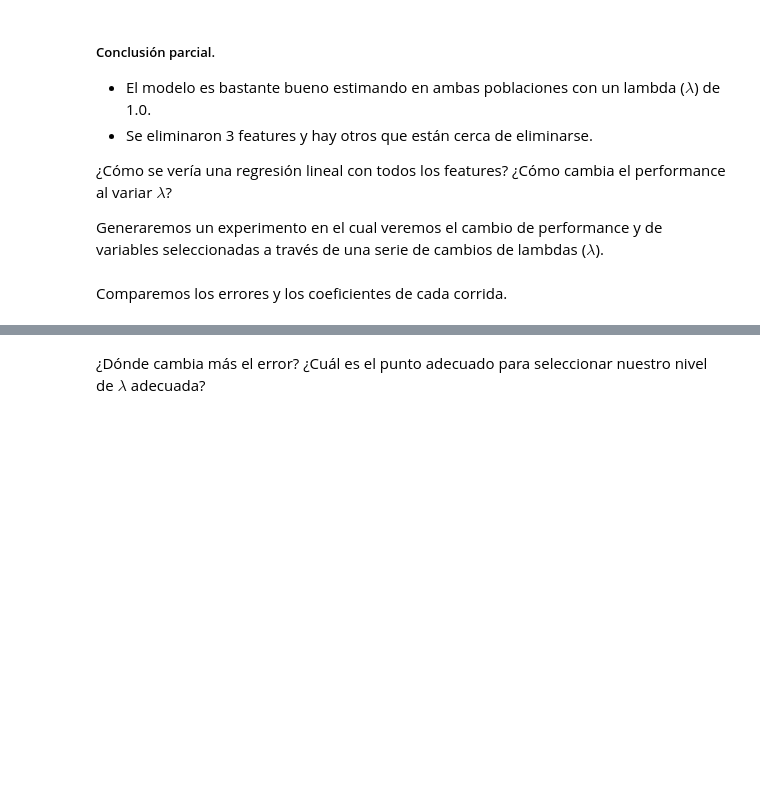
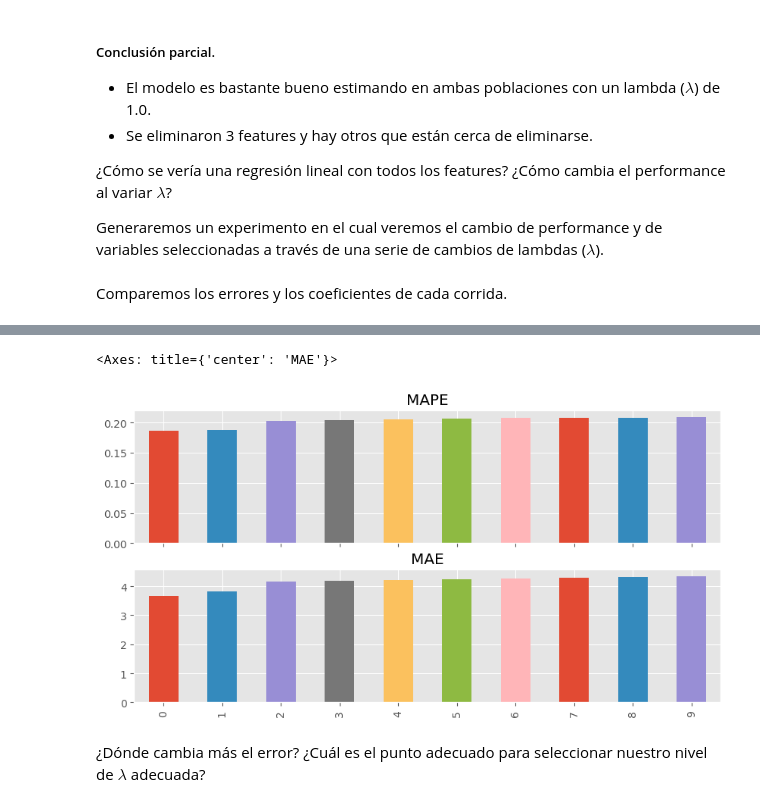
Before and after one commit to bielng/Data-Lab, a Jupyter notebook: 7,1_clase_012025 (1).ipynb, the cells around one changed output, grey strips where cells are left out. Cells and saved outputs as stored; diff of their text form; code cells hidden in the pictures; blank space fills up the shorter version.

Commit message:
plot: mape , mae

```diff
--- a/7,1_clase_012025 (1).ipynb
+++ b/7,1_clase_012025 (1).ipynb
@@ -341,3 +339,24 @@ errores_df
+# %%
+# Errors and coefficients
+fig, axes = plt.subplots(nrows=2, ncols=1, figsize=(10, 5), sharex=True)
+mape_ax, mae_ax = axes
+
+colores = [f'C{i}' for i in range(len(steps))]
+
+errores_df.loc['MAPE'].plot(kind='bar',
+                             ax=mape_ax,
+                             title='MAPE',
+                             color=colores
+                            )
+
+errores_df.loc['MAE'].plot(kind='bar',
+                             ax=mae_ax,
+                             title='MAE',
+                             color=colores
+                            )
+# %% [output]
+<Axes: title={'center': 'MAE'}>
+[figure, added]
 # %% [markdown]
 ¿Dónde cambia más el error? ¿Cuál es el punto adecuado para seleccionar nuestro nivel de $\lambda$ adecuada?
 # %% [markdown]
```
Also changed, not shown: parts of 1 cell of this notebook.
